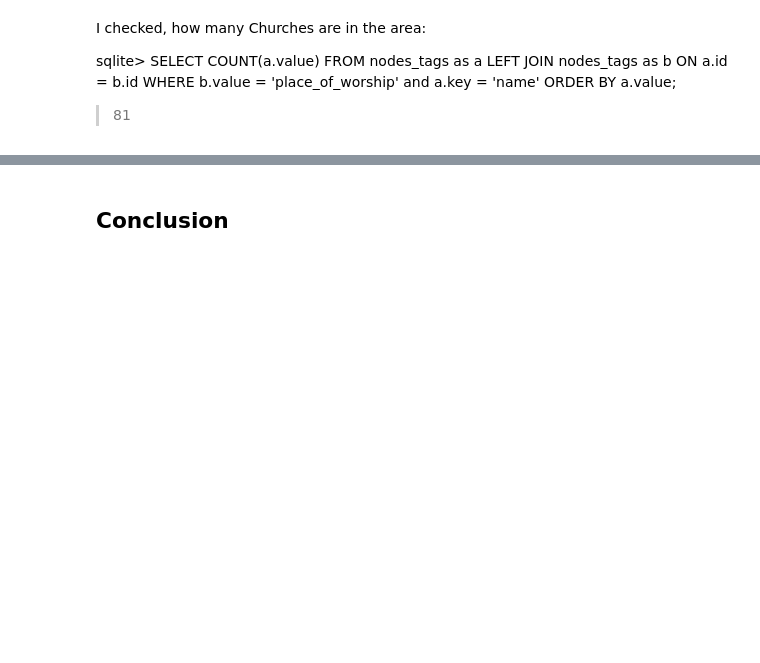
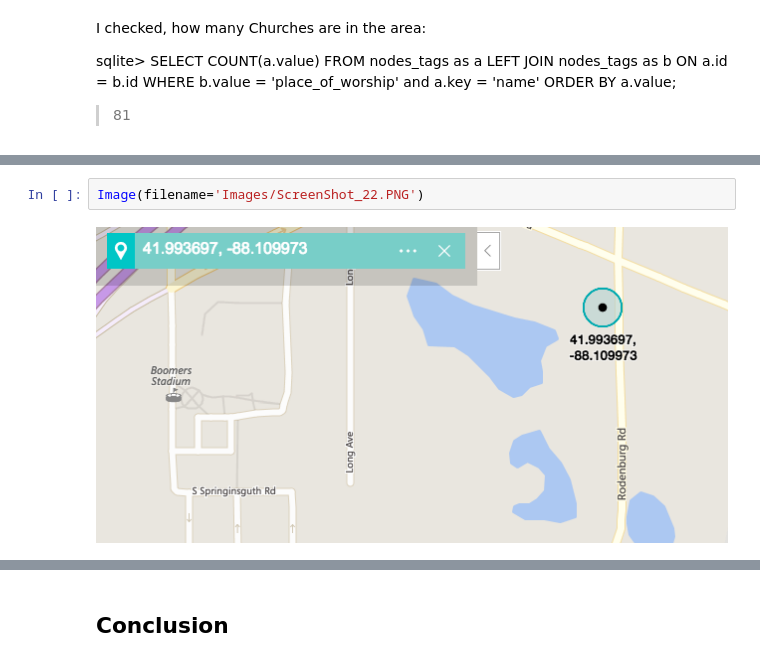
Before and after one commit to daivaSts/P3_OpenStreetMap-Data-Case-Study, a Jupyter notebook: P3_OpenStreetMap_Data_Case_Study.ipynb, the cells around one changed output, grey strips where cells are left out. Cells and saved outputs as stored; diff of their text form; blank space fills up the shorter version.

```diff
--- a/P3_OpenStreetMap_Data_Case_Study.ipynb
+++ b/P3_OpenStreetMap_Data_Case_Study.ipynb
@@ -232,0 +229,4 @@ sqlite> SELECT b.value FROM nodes_tags as a LEFT  JOIN nodes_tags as b ON a.id =
+# %%
+Image(filename='Images/ScreenShot_22.PNG')
+# %% [output]
+[figure, added]
```
Also changed, not shown: parts of 16 cells of this notebook, 1 other file.
